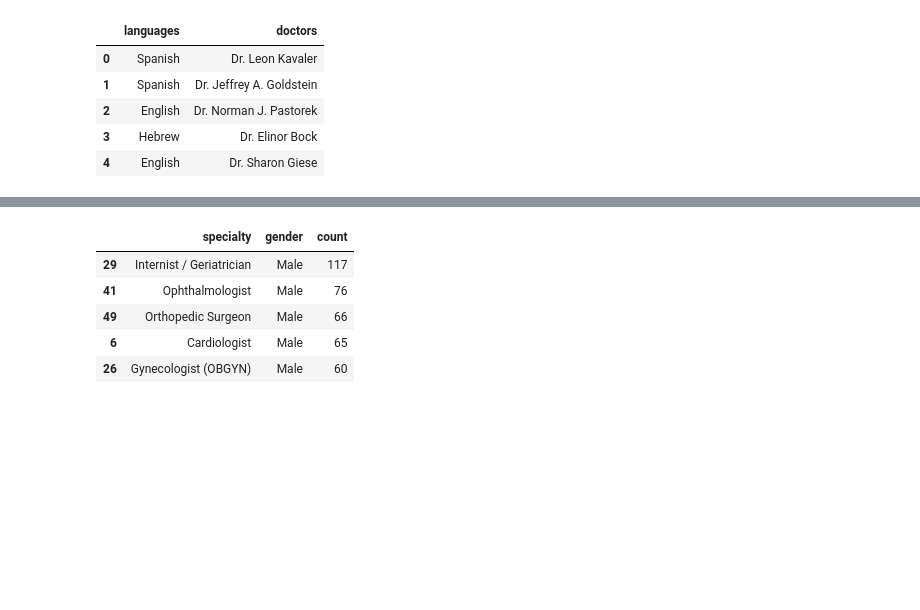
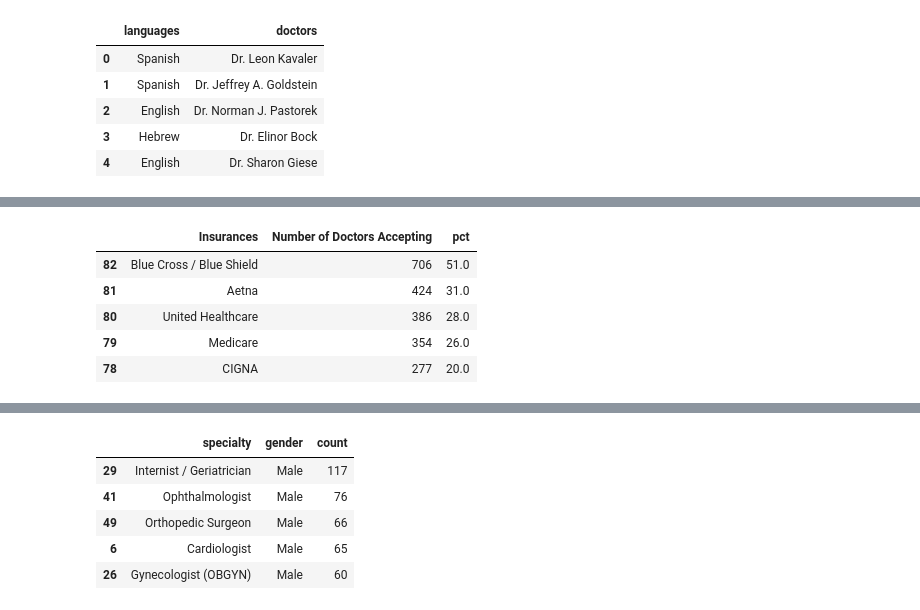
Before and after one commit to gwenkf/NYCDSA_scrapyproj, a Jupyter notebook: cleaningDocData.ipynb, the cells around one changed output, grey strips where cells are left out. Saved outputs shown, nothing was run; the diff lists cells and outputs as text; code cells hidden in the pictures; blank space fills up the shorter version.

Commit message:
add pct to insur graph

```diff
--- a/cleaningDocData.ipynb
+++ b/cleaningDocData.ipynb
@@ -319,13 +323,7 @@ bottom_ten = pd.DataFrame(insur_gen.groupby('insurances').size().sort_values(asc
                                                                                                                   {'insurances':
                                                                                                                   'Insurances', 0:
                                                                                                                   "Number of Doctors Accepting"})
-bottom_ten = bottom_ten[0:10]
-import plotly.figure_factory as ff
-import plotly.plotly as py
-
-colorscale = [[0, '#4d004c'],[.5, '#f2e5ff'],[1, '#ffffff']]
-
-table = ff.create_table(bottom_ten, colorscale=colorscale)
-table.layout.width=500
-py.iplot(table, filename='color_table')
+bottom_ten['pct'] = (bottom_ten['Number of Doctors Accepting'] / 1388)*100
+bottom_ten['pct'] = round(bottom_ten['pct'], 0)
+bottom_ten.sort_values('pct', ascending=False).head()
 # %% [output]
@@ -332,0 +330,6 @@ py.iplot(table, filename='color_table')
+|  | Insurances | Number of Doctors Accepting | pct |
+| 82 | Blue Cross / Blue Shield | 706 | 51.0 |
+| 81 | Aetna | 424 | 31.0 |
+| 80 | United Healthcare | 386 | 28.0 |
+| 79 | Medicare | 354 | 26.0 |
+| 78 | CIGNA | 277 | 20.0 |
```
Also changed, not shown: parts of 5 cells of this notebook, 2 other files.
